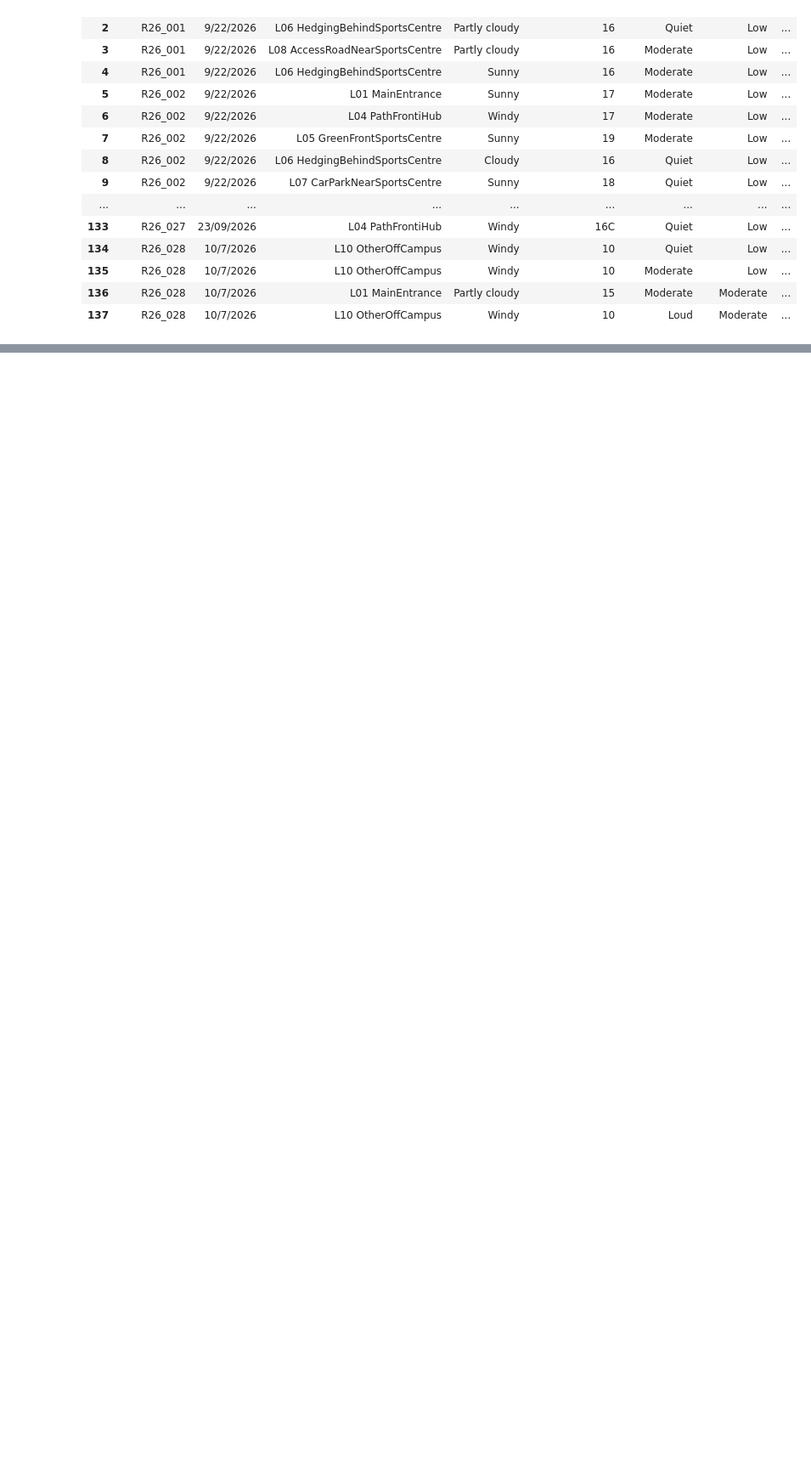
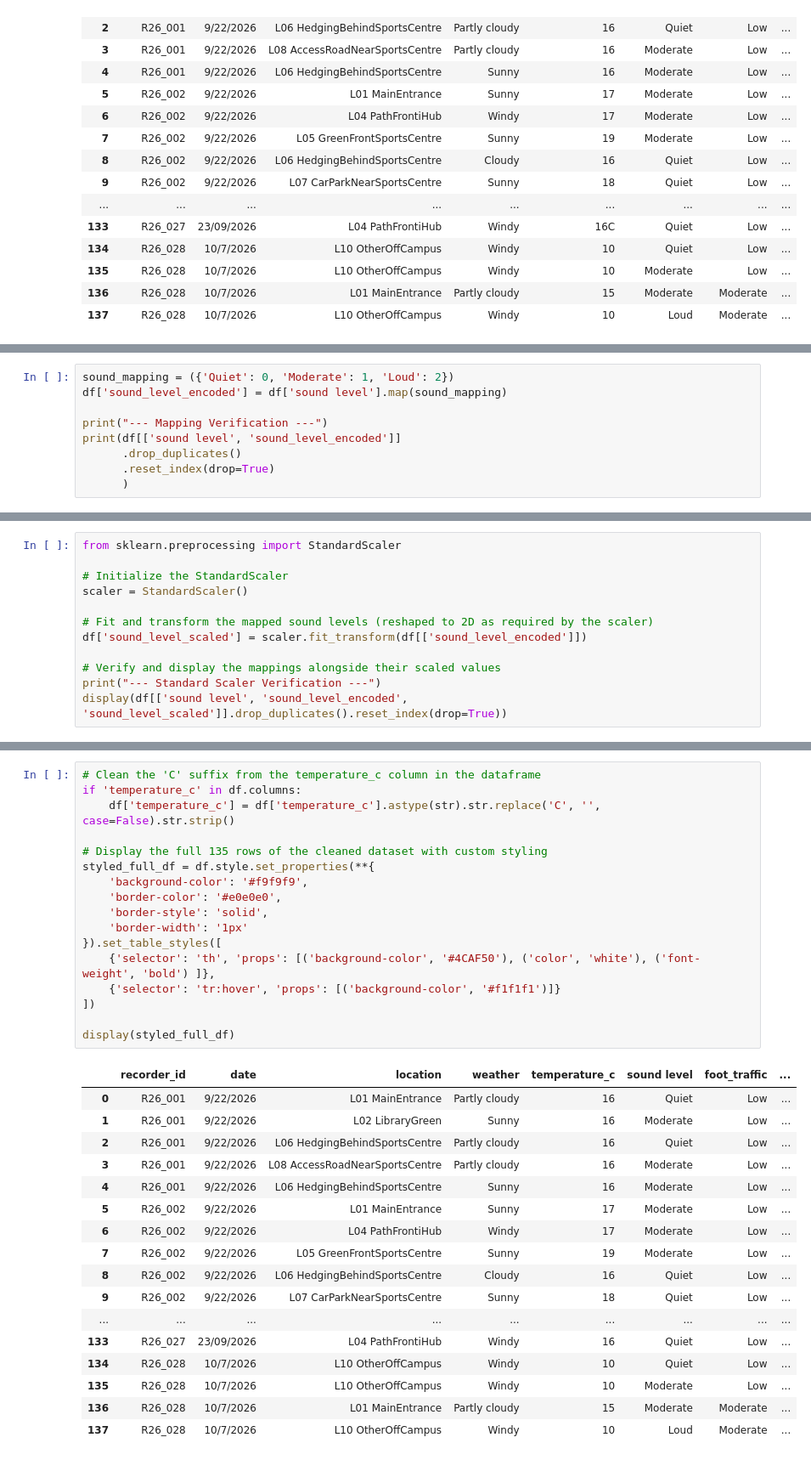
Before and after one commit to Padra1c/ML-CampusDataProject-Colab, a Jupyter notebook: ML-CampusDataProject.ipynb, the cells around one changed output, grey strips where cells are left out. Shown at 85% size. Saved outputs shown, nothing was run; the diff lists cells and outputs as text; blank space fills up the shorter version.

```diff
--- a/ML-CampusDataProject.ipynb
+++ b/ML-CampusDataProject.ipynb
@@ -216,0 +229,9 @@ display(styled_final_df)
+# %%
+sound_mapping = ({'Quiet': 0, 'Moderate': 1, 'Loud': 2})
+df['sound_level_encoded'] = df['sound level'].map(sound_mapping)
+
+print("--- Mapping Verification ---")
+print(df[['sound level', 'sound_level_encoded']]
+      .drop_duplicates()
+      .reset_index(drop=True)
+      )
@@ -216,0 +246,12 @@ display(styled_final_df)
+# %%
+from sklearn.preprocessing import StandardScaler
+
+# Initialize the StandardScaler
+scaler = StandardScaler()
+
+# Fit and transform the mapped sound levels (reshaped to 2D as required by the scaler)
+df['sound_level_scaled'] = scaler.fit_transform(df[['sound_level_encoded']])
+
+# Verify and display the mappings alongside their scaled values
+print("--- Standard Scaler Verification ---")
+display(df[['sound level', 'sound_level_encoded', 'sound_level_scaled']].drop_duplicates().reset_index(drop=True))
@@ -216,0 +341,35 @@ display(styled_final_df)
+# %%
+# Clean the 'C' suffix from the temperature_c column in the dataframe
+if 'temperature_c' in df.columns:
+    df['temperature_c'] = df['temperature_c'].astype(str).str.replace('C', '', case=False).str.strip()
+
+# Display the full 135 rows of the cleaned dataset with custom styling
+styled_full_df = df.style.set_properties(**{
+    'background-color': '#f9f9f9',
+    'border-color': '#e0e0e0',
+    'border-style': 'solid',
+    'border-width': '1px'
+}).set_table_styles([
+    {'selector': 'th', 'props': [('background-color', '#4CAF50'), ('color', 'white'), ('font-weight', 'bold') ]},
+    {'selector': 'tr:hover', 'props': [('background-color', '#f1f1f1')]}
+])
+
+display(styled_full_df)
+# %% [output]
+|  | recorder_id | date | location | weather | temperature_c | sound level | foot_traffic | ... |
+| 0 | R26_001 | 9/22/2026 | L01 MainEntrance | Partly cloudy | 16 | Quiet | Low | ... |
+| 1 | R26_001 | 9/22/2026 | L02 LibraryGreen | Sunny | 16 | Moderate | Low | ... |
+| 2 | R26_001 | 9/22/2026 | L06 HedgingBehindSportsCentre | Partly cloudy | 16 | Quiet | Low | ... |
+| 3 | R26_001 | 9/22/2026 | L08 AccessRoadNearSportsCentre | Partly cloudy | 16 | Moderate | Low | ... |
+| 4 | R26_001 | 9/22/2026 | L06 HedgingBehindSportsCentre | Sunny | 16 | Moderate | Low | ... |
+| 5 | R26_002 | 9/22/2026 | L01 MainEntrance | Sunny | 17 | Moderate | Low | ... |
+| 6 | R26_002 | 9/22/2026 | L04 PathFrontiHub | Windy | 17 | Moderate | Low | ... |
+| 7 | R26_002 | 9/22/2026 | L05 GreenFrontSportsCentre | Sunny | 19 | Moderate | Low | ... |
+| 8 | R26_002 | 9/22/2026 | L06 HedgingBehindSportsCentre | Cloudy | 16 | Quiet | Low | ... |
+| 9 | R26_002 | 9/22/2026 | L07 CarParkNearSportsCentre | Sunny | 18 | Quiet | Low | ... |
+| ... | ... | ... | ... | ... | ... | ... | ... | ... |
+| 133 | R26_027 | 23/09/2026 | L04 PathFrontiHub | Windy | 16 | Quiet | Low | ... |
+| 134 | R26_028 | 10/7/2026 | L10 OtherOffCampus | Windy | 10 | Quiet | Low | ... |
+| 135 | R26_028 | 10/7/2026 | L10 OtherOffCampus | Windy | 10 | Moderate | Low | ... |
+| 136 | R26_028 | 10/7/2026 | L01 MainEntrance | Partly cloudy | 15 | Moderate | Moderate | ... |
+| 137 | R26_028 | 10/7/2026 | L10 OtherOffCampus | Windy | 10 | Loud | Moderate | ... |
```
Also changed, not shown: parts of 22 cells of this notebook.
